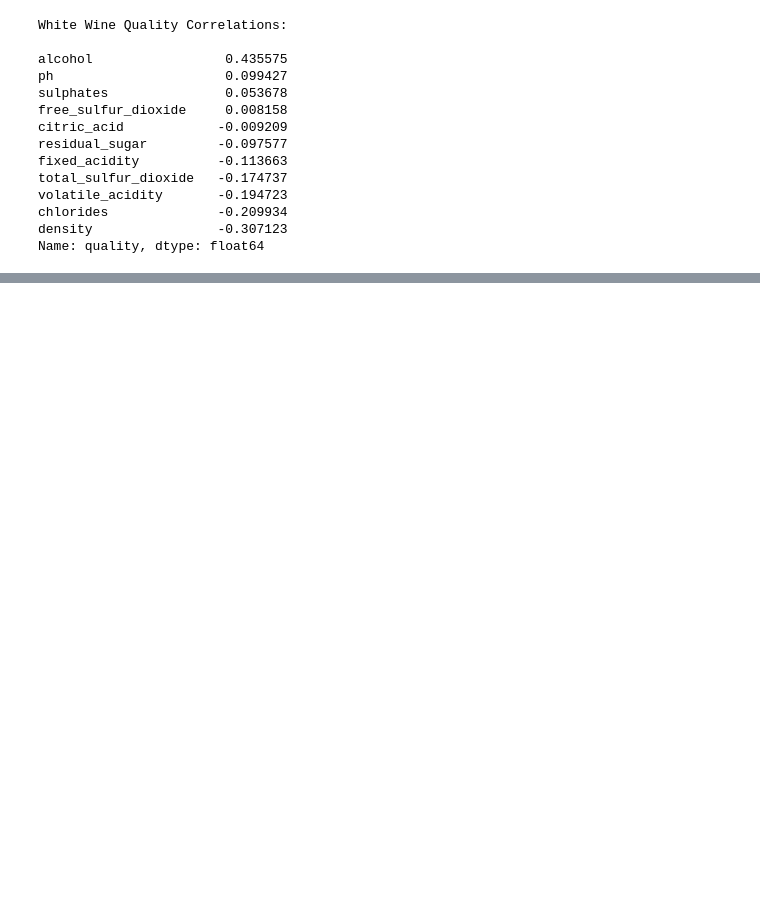
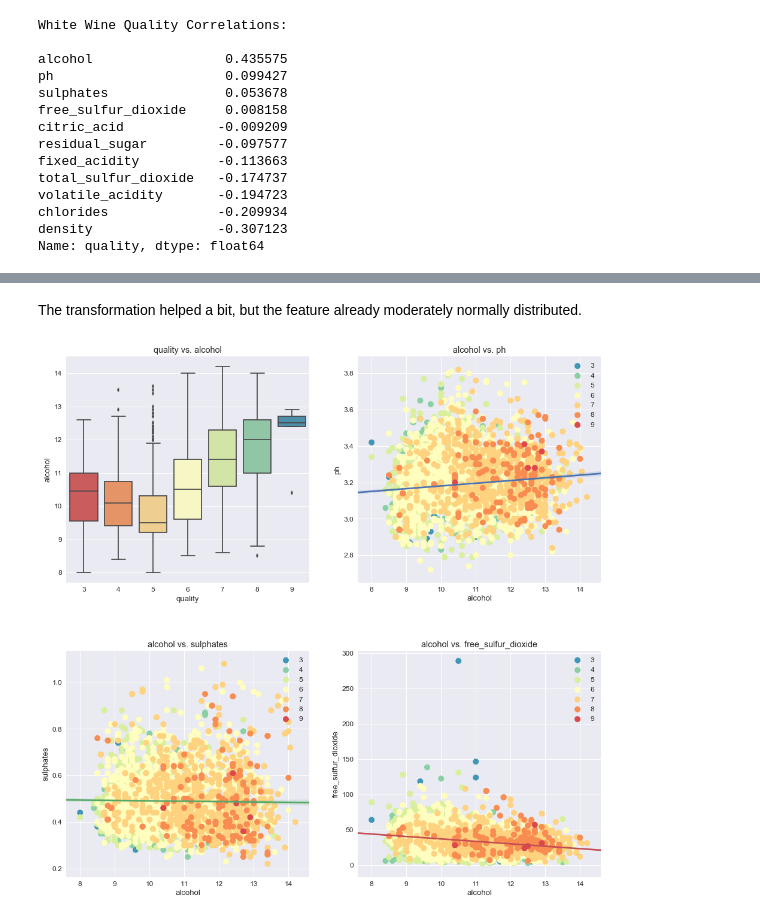
Before and after one commit to alexhlim/wine-quality, a Jupyter notebook: white-wine-quality.ipynb, the cells around one changed output, grey strips where cells are left out. Cells and saved outputs as stored; diff of their text form; code cells hidden in the pictures; blank space fills up the shorter version.

```diff
--- a/white-wine-quality.ipynb
+++ b/white-wine-quality.ipynb
@@ -145,0 +170,14 @@ for qual, axis in zip(white_qual_unique, axes):
+# %%
+def plot_features(feature1, feature2, df, axis):
+    qualities = np.sort(white_wine_log.quality.unique())
+    colors = sns.color_palette("Spectral_r", n_colors=len(white_wine_log.quality.unique()))
+    for quality,color in zip(np.nditer(qualities), colors):
+        axis.scatter(x=df[df['quality'] == quality][feature1],
+                     y=df[df['quality'] == quality][feature2],
+                     color=color,
+                     label=quality,
+                     s = 100,
+                     edgecolors='none')
+
+    axis.legend(loc = 'upper right')
+    sns.regplot(x = df[feature1], y = df[feature2],  ax = axis, scatter = False).set_title('{} vs. {}'.format(str(feature1), str(feature2)))
@@ -145,0 +195,13 @@ for qual, axis in zip(white_qual_unique, axes):
+# %% [markdown]
+The transformation helped a bit, but the feature already moderately normally distributed.
+# %%
+fig, axes = plt.subplots(nrows = 2, ncols = 2, figsize=(16, 16))
+axes = axes.flatten()
+plt.subplots_adjust(hspace=0.3)
+
+sns.boxplot(x = white_wine.quality, y = white_wine.alcohol, palette = 'Spectral', ax = axes[0]).set_title('quality vs. alcohol')
+plot_features('alcohol', 'ph', white_wine, axes[1])
+plot_features('alcohol', 'sulphates', white_wine, axes[2])
+plot_features('alcohol', 'free_sulfur_dioxide', white_wine, axes[3])
+# %% [output]
+[figure, added]
```
Also changed, not shown: parts of 97 cells of this notebook, 6 other files.
